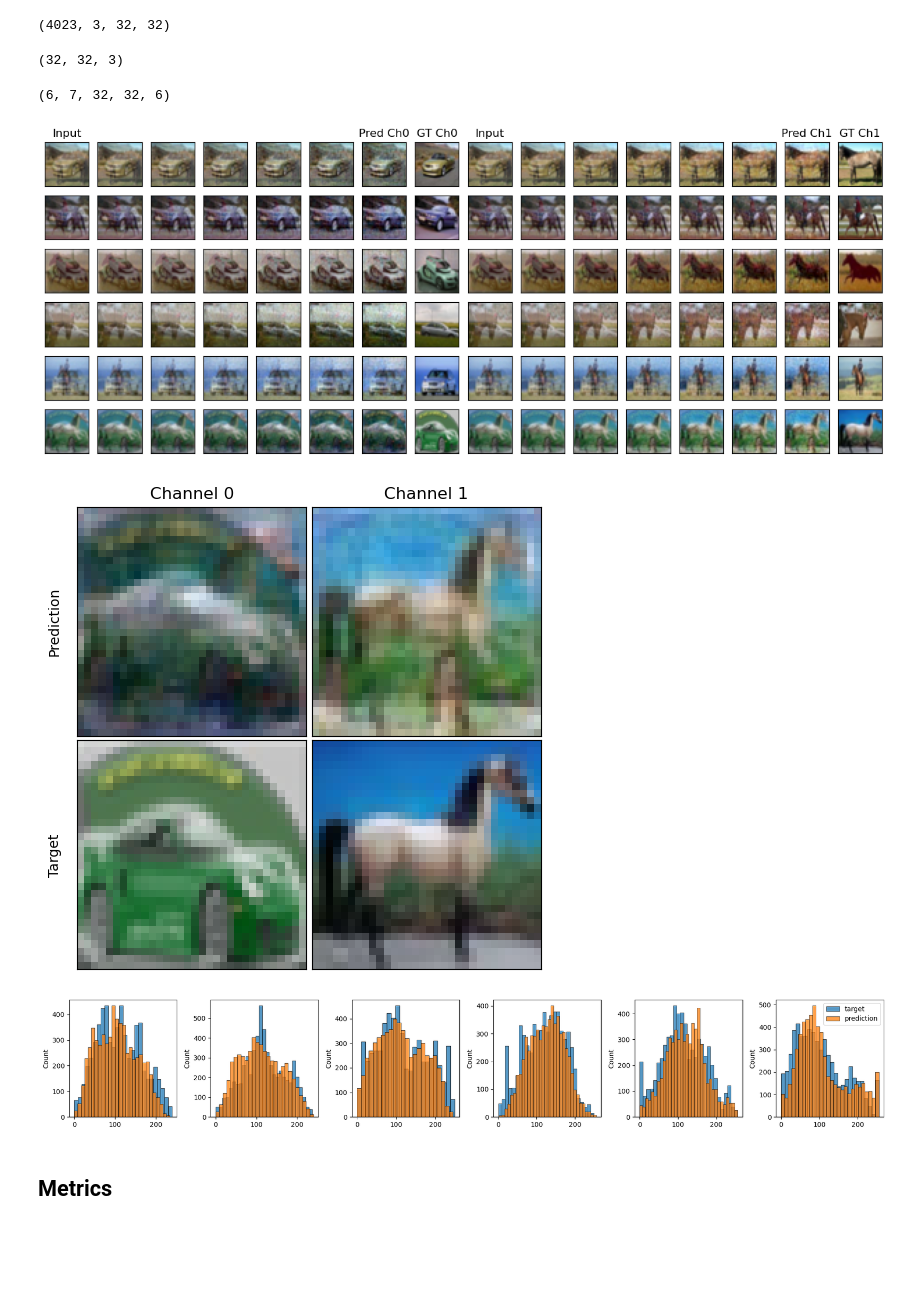
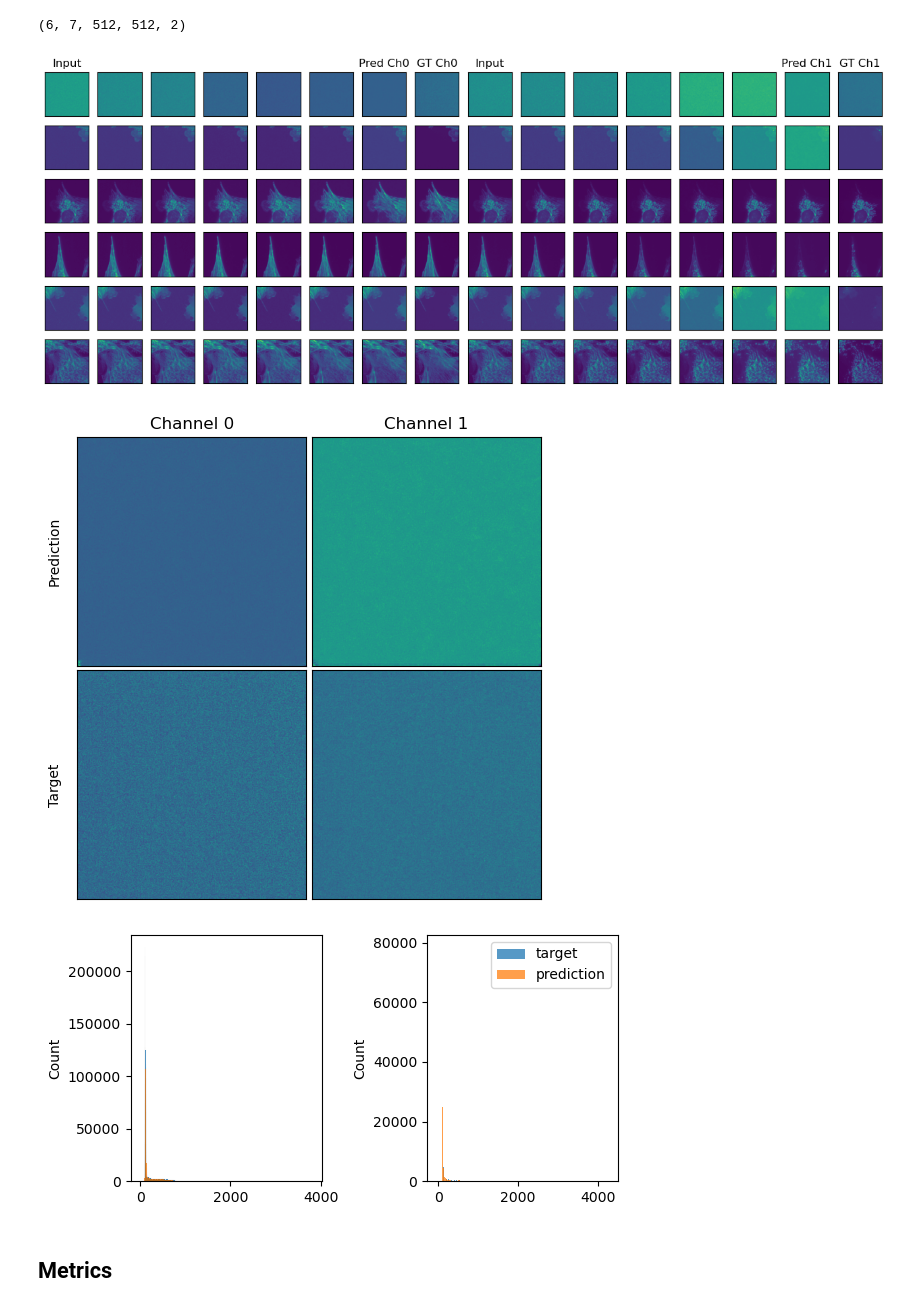
Before and after one commit to rayanirban/DiffSplitting, a Jupyter notebook: notebooks/Evaluate.ipynb, the cells around one changed output. Drawn from its saved outputs; the diff is of its cells as text; code cells hidden in the pictures; blank space fills up the shorter version.

```diff
--- a/notebooks/Evaluate.ipynb
+++ b/notebooks/Evaluate.ipynb
@@ -2,7 +2,7 @@
 import sys
 sys.path.append('..')
 # %%
-ckpt = '2409/cifar10-indi-l1/89'
+ckpt = '2409/Hagen-indi-l1/16'
 training_rootdir = '/group/jug/ashesh/training/diffsplit/'
 
 
@@ -52,0 +53,5 @@ print(opt['path']['resume_state'])
+# %%
+opt['datasets']['val']['datapath'] = {
+ 'ch0': '/group/jug/ashesh/data/diffsplit_hagen/test/test_actin-60x-noise2-highsnr.tif',
+ 'ch1': '/group/jug/ashesh/data/diffsplit_hagen/test/test_mito-60x-noise2-highsnr.tif'
+ }
@@ -69,7 +78,7 @@ import os
 
 
 # data
-train_set, val_set = get_datasets(opt)
+train_set, val_set = get_datasets(opt, tiled_pred=True)
 
 # model
 diffusion = Model.create_model(opt)
@@ -118,8 +122,0 @@ ax[3].imshow((target[...,:3] + target[...,3:])/2)
-# %%
-train_set._data_dict[1].shape
-# %% [output]
-(4023, 3, 32, 32)
-# %%
-inp.shape
-# %% [output]
-(32, 32, 3)
@@ -151,6 +160,13 @@ diffusion_data = {'input': data['input'].cuda(), 'target': data['target'].cuda()
 # plt.imshow(inp.transpose(1,2,0))
 # %%
 def get_prediction(data_dict):
+    input_unnorm, target_unnorm, pred_unnorm = get_prediction_raw(data_dict)
+    target_unnorm = target_unnorm.transpose(0,2,3,1)
+    pred_unnorm = pred_unnorm.transpose(0,2,3,1)
+    input_unnorm = input_unnorm.transpose(0,2,3,1)
+    return input_unnorm, target_unnorm, pred_unnorm
+
+def get_prediction_raw(data_dict):
     assert 'input' in data_dict
     assert 'target' in data_dict
     assert len(data_dict['input'].shape) == 4
@@ -168,9 +184,6 @@ def get_prediction(data_dict):
     target_unnorm = target * norm_dict['std_target'][None] + norm_dict['mean_target'][None]
     input_unnorm = input * norm_dict['std_input'] + norm_dict['mean_input']
 
-    target_unnorm = target_unnorm.transpose(0,2,3,1)
-    pred_unnorm = pred_unnorm.transpose(0,2,3,1)
-    input_unnorm = input_unnorm.transpose(0,2,3,1)
 
     if opt['datasets']['train']['name'] == 'cifar10':
         pred_unnorm[pred_unnorm<0] = 0
@@ -200,23 +213,23 @@ predictions = np.concatenate(pred_arr, axis=0)
 # %%
 predictions.shape
 # %% [output]
-(6, 7, 32, 32, 6)
+(6, 7, 512, 512, 2)
 # %%
 from disentangle.analysis.plot_utils import clean_ax
 ncols = predictions.shape[1] + 1
 assert nimgs % 2 == 0
 nrows = 2*nimgs
 dfac = 1
-rgb = target_unnorm.shape[-1]
+# rgb = target_unnorm.shape[-1]
 _,ax = plt.subplots(figsize=(ncols*1*2,nrows*1//2), ncols=ncols*2, nrows=nrows//2)
 ax = ax.reshape(nrows,ncols)
 for img_idx in range(nimgs):
     for i in range(predictions.shape[1]):
-        ax[0+img_idx*2,i].imshow(predictions[img_idx,i,::dfac,::dfac,:rgb//2])
-        ax[1+img_idx*2,i].imshow(predictions[img_idx,i,::dfac,::dfac,rgb//2:])
+        ax[0+img_idx*2,i].imshow(predictions[img_idx,i,::dfac,::dfac,:nC])
+        ax[1+img_idx*2,i].imshow(predictions[img_idx,i,::dfac,::dfac,nC:])
 
-    ax[0+img_idx*2,-1].imshow(targets[img_idx,::dfac,::dfac,:rgb//2])
-    ax[1+img_idx*2,-1].imshow(targets[img_idx,::dfac,::dfac,rgb//2:])
+    ax[0+img_idx*2,-1].imshow(targets[img_idx,::dfac,::dfac,:nC])
+    ax[1+img_idx*2,-1].imshow(targets[img_idx,::dfac,::dfac,nC:])
 
 ax[0,-1].set_title('GT Ch0')
 ax[0,0].set_title('Input')
@@ -228,29 +241,31 @@ ax[1,-2].set_title('Pred Ch1')
 
 clean_ax(ax)
 # %% [output]
-[figure, old version]
+[figure, new version]
 # %%
 import matplotlib.pyplot as plt
 from disentangle.analysis.plot_utils import clean_ax
-pred_tmp = pred_unnorm if len(pred_unnorm.shape) == 3 else pred_unnorm[-1]
-target_tmp = target_unnorm[0]
+img_idx = 0
+pred_tmp = predictions[img_idx,-1]
+target_tmp = targets[img_idx]
+
 rgb_ch = target_tmp.shape[-1]
 
 _,ax = plt.subplots(figsize=(6,6),ncols=2,nrows=2)
 ax[0,0].set_ylabel('Prediction')
 ax[1,0].set_ylabel('Target')
 ax[0,0].set_title('Channel 0')
 ax[0,1].set_title('Channel 1')
 ax[0,0].imshow(pred_tmp[...,:rgb_ch//2])
 ax[1,0].imshow(target_tmp[...,:rgb_ch//2])
 
 ax[0,1].imshow(pred_tmp[...,rgb_ch//2:])
 ax[1,1].imshow(target_tmp[...,rgb_ch//2:])
 clean_ax(ax)
 # remove the space between the subplots
 plt.subplots_adjust(wspace=0.02, hspace=0.02)
 # %% [output]
-[figure, old version]
+[figure, new version]
 # %%
 import seaborn as sns
 ncols = predictions.shape[-1]
@@ -261,6 +276,6 @@ for ch_idx in range(ncols):
 plt.legend()
 plt.tight_layout()
 # %% [output]
-[figure, old version]
+[figure, new version]
 # %% [markdown]
 ## Metrics
```
Also changed, not shown: parts of 16 cells of this notebook, 4 other files.
